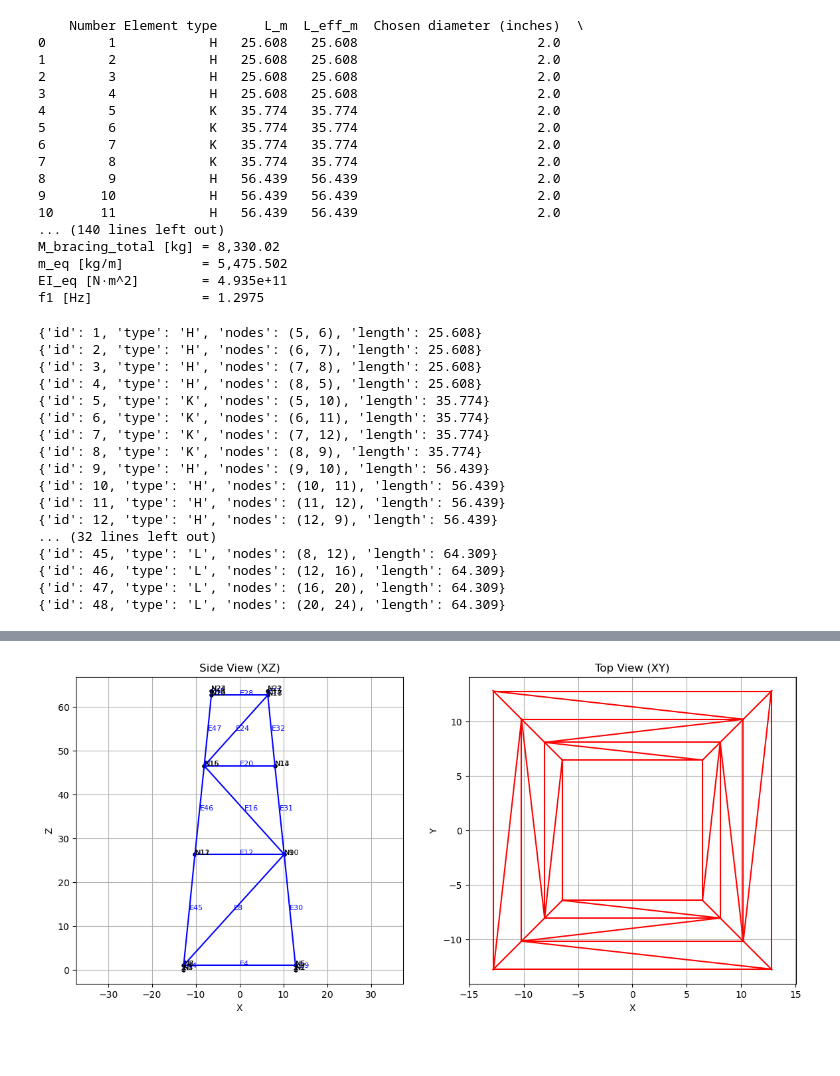
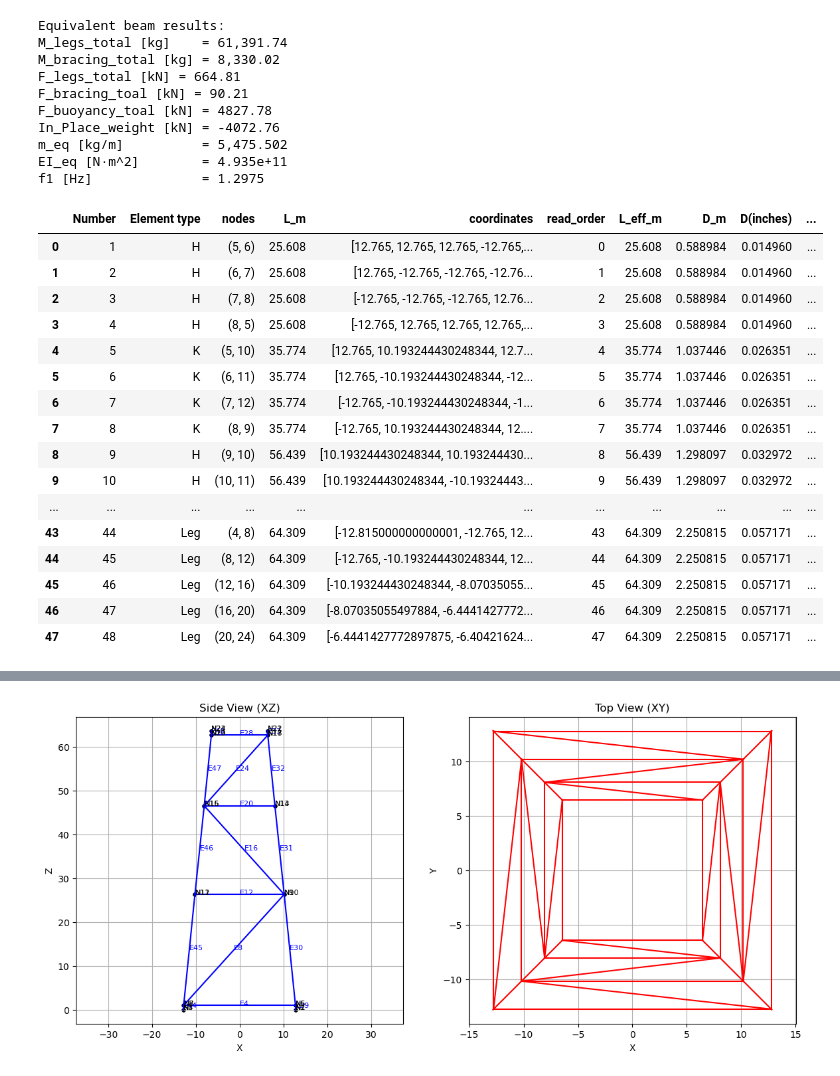
Before and after one commit to Robert2307/Offshore_Structures_Design, a Jupyter notebook: DesignProject.ipynb, the cells around one changed output, grey strips where cells are left out. Saved outputs shown, nothing was run; the diff lists cells and outputs as text; code cells hidden in the pictures; blank space fills up the shorter version.

Commit message:
Weight changes

```diff
--- a/DesignProject.ipynb
+++ b/DesignProject.ipynb
@@ -125,6 +125,7 @@ for _, row in elem_df.iterrows():
         "type": elem_type,
         "nodes": (n1, n2),
         "length": round(float(length(x1, x2, y1, y2, z1, z2)), 3),
+        "coordinates" : [x1, x2, y1, y2, z1, z2]
     })
 
 # use the total length of the legs, instead of each separate segment
@@ -153,7 +154,7 @@ for g in range(0, len(leg_indices), 5):
 df = pd.DataFrame(elements).rename(columns={
     "id": "Number",
     "type": "Element type",
-    "length": "L_m"
+    "length": "L_m",
 })
 
 # i want the last 4 H and K pairs seen in file"
@@ -211,6 +212,9 @@ t = df["Chosen thickness (inches)"]
 df["Cross section area (inch2)"] = math.pi * D * t
 df["Inertia (inch4)"] = (math.pi / 4.0) * (D ** 3) * t
 A_m2 = meters(meters(df["Cross section area (inch2)"]))
+df["Weight (kN)"] = weight(0.000142, inches(df["L_eff_m"]), D, t)
+df["Buoyancy"] = buoyancy(1.806*10**-3, inches(df["L_eff_m"]), D, t)
+df.loc[df["Element type"].eq("Leg"), "Buoyancy"] = buoyancy(1.806*10**-3, inches(df["L_eff_m"]), D, t) - buoyancy(1.806*10**-3, inches(df["L_eff_m"]), D-2*t, t)
 df["Mass (t)"] = (A_m2 * df["L_eff_m"] * gamma_s) / 1000.0
 
 # Output sorted by member number
@@ -222,9 +226,13 @@ if printing == True:
         "Cross section area (inch2)", "Mass (t)", "Inertia (inch4)"
     ]].round(3))
 
-# total masses [kg]
+# total masses and weight [kg]
 M_legs_total = out.loc[out["Element type"].eq("Leg"), "Mass (t)"].sum() * 1000.0
 M_bracing_total = out.loc[out["Element type"].isin(["H", "K"]), "Mass (t)"].sum() * 1000.0
+F_legs_total = out.loc[out["Element type"].eq("Leg"), "Weight (kN)"].sum()
+F_bracing_total = out.loc[out["Element type"].isin(["H", "K"]), "Weight (kN)"].sum()
+F_Buoyancy_total = out["Buoyancy"].sum()
+In_Place_weight = F_legs_total + F_bracing_total - F_Buoyancy_total
 
 # leg area [m^2]
 A_leg_m2 = (out.loc[out["Element type"].eq("Leg"), "Cross section area (inch2)"].mean() * 0.00064516)
@@ -256,47 +264,41 @@ f1 = first_frequency_cantilever(EI_eq, m_eq, L_total, M_bracing_total)
 print("\nEquivalent beam results:")
 print(f"M_legs_total [kg]    = {M_legs_total:,.2f}")
 print(f"M_bracing_total [kg] = {M_bracing_total:,.2f}")
+print(f"F_legs_total [kN] = {F_legs_total:,.2f}")
+print(f"F_bracing_toal [kN] = {F_bracing_total:.2f}")
+print(f"F_buoyancy_toal [kN] = {F_Buoyancy_total:.2f}")
+print(f"In_Place_weight [kN] = {In_Place_weight:.2f}")
 print(f"m_eq [kg/m]          = {m_eq:,.3f}")
 print(f"EI_eq [N·m^2]        = {EI_eq:,.3e}")
 print(f"f1 [Hz]              = {f1:,.4f}")
 # %% [output]
-    Number Element type      L_m  L_eff_m  Chosen diameter (inches)  \
-0        1            H   25.608   25.608                       2.0
-1        2            H   25.608   25.608                       2.0
-2        3            H   25.608   25.608                       2.0
-3        4            H   25.608   25.608                       2.0
-4        5            K   35.774   35.774                       2.0
-5        6            K   35.774   35.774                       2.0
-6        7            K   35.774   35.774                       2.0
-7        8            K   35.774   35.774                       2.0
-8        9            H   56.439   56.439                       2.0
-9       10            H   56.439   56.439                       2.0
-10      11            H   56.439   56.439                       2.0
-... (140 lines left out)
+Equivalent beam results:
+M_legs_total [kg]    = 61,391.74
 M_bracing_total [kg] = 8,330.02
+F_legs_total [kN] = 664.81
+F_bracing_toal [kN] = 90.21
+F_buoyancy_toal [kN] = 4827.78
+In_Place_weight [kN] = -4072.76
 m_eq [kg/m]          = 5,475.502
 EI_eq [N·m^2]        = 4.935e+11
 f1 [Hz]              = 1.2975
-# %%
-for elem in elements:
-    print(elem)
-    if elem["type"] == "Leg":
-        print(elem)
-# %% [output]
-{'id': 1, 'type': 'H', 'nodes': (5, 6), 'length': 25.608}
-{'id': 2, 'type': 'H', 'nodes': (6, 7), 'length': 25.608}
-{'id': 3, 'type': 'H', 'nodes': (7, 8), 'length': 25.608}
-{'id': 4, 'type': 'H', 'nodes': (8, 5), 'length': 25.608}
-{'id': 5, 'type': 'K', 'nodes': (5, 10), 'length': 35.774}
-{'id': 6, 'type': 'K', 'nodes': (6, 11), 'length': 35.774}
-{'id': 7, 'type': 'K', 'nodes': (7, 12), 'length': 35.774}
-{'id': 8, 'type': 'K', 'nodes': (8, 9), 'length': 35.774}
-{'id': 9, 'type': 'H', 'nodes': (9, 10), 'length': 56.439}
-{'id': 10, 'type': 'H', 'nodes': (10, 11), 'length': 56.439}
-{'id': 11, 'type': 'H', 'nodes': (11, 12), 'length': 56.439}
-{'id': 12, 'type': 'H', 'nodes': (12, 9), 'length': 56.439}
-... (32 lines left out)
-{'id': 45, 'type': 'L', 'nodes': (8, 12), 'length': 64.309}
-{'id': 46, 'type': 'L', 'nodes': (12, 16), 'length': 64.309}
-{'id': 47, 'type': 'L', 'nodes': (16, 20), 'length': 64.309}
-{'id': 48, 'type': 'L', 'nodes': (20, 24), 'length': 64.309}
+# %%
+df
+# %% [output]
+|  | Number | Element type | nodes | L_m | coordinates | read_order | L_eff_m | D_m | D(inches) | ... |
+| 0 | 1 | H | (5, 6) | 25.608 | [12.765, 12.765, 12.765, -12.765,... | 0 | 25.608 | 0.588984 | 0.014960 | ... |
+| 1 | 2 | H | (6, 7) | 25.608 | [12.765, -12.765, -12.765, -12.76... | 1 | 25.608 | 0.588984 | 0.014960 | ... |
+| 2 | 3 | H | (7, 8) | 25.608 | [-12.765, -12.765, -12.765, 12.76... | 2 | 25.608 | 0.588984 | 0.014960 | ... |
+| 3 | 4 | H | (8, 5) | 25.608 | [-12.765, 12.765, 12.765, 12.765,... | 3 | 25.608 | 0.588984 | 0.014960 | ... |
+| 4 | 5 | K | (5, 10) | 35.774 | [12.765, 10.193244430248344, 12.7... | 4 | 35.774 | 1.037446 | 0.026351 | ... |
+| 5 | 6 | K | (6, 11) | 35.774 | [12.765, -10.193244430248344, -12... | 5 | 35.774 | 1.037446 | 0.026351 | ... |
+| 6 | 7 | K | (7, 12) | 35.774 | [-12.765, -10.193244430248344, -1... | 6 | 35.774 | 1.037446 | 0.026351 | ... |
+| 7 | 8 | K | (8, 9) | 35.774 | [-12.765, 10.193244430248344, 12.... | 7 | 35.774 | 1.037446 | 0.026351 | ... |
+| 8 | 9 | H | (9, 10) | 56.439 | [10.193244430248344, 10.193244430... | 8 | 56.439 | 1.298097 | 0.032972 | ... |
+| 9 | 10 | H | (10, 11) | 56.439 | [10.193244430248344, -10.19324443... | 9 | 56.439 | 1.298097 | 0.032972 | ... |
+| ... | ... | ... | ... | ... | ... | ... | ... | ... | ... | ... |
+| 43 | 44 | Leg | (4, 8) | 64.309 | [-12.815000000000001, -12.765, 12... | 43 | 64.309 | 2.250815 | 0.057171 | ... |
+| 44 | 45 | Leg | (8, 12) | 64.309 | [-12.765, -10.193244430248344, 12... | 44 | 64.309 | 2.250815 | 0.057171 | ... |
+| 45 | 46 | Leg | (12, 16) | 64.309 | [-10.193244430248344, -8.07035055... | 45 | 64.309 | 2.250815 | 0.057171 | ... |
+| 46 | 47 | Leg | (16, 20) | 64.309 | [-8.07035055497884, -6.4441427772... | 46 | 64.309 | 2.250815 | 0.057171 | ... |
+| 47 | 48 | Leg | (20, 24) | 64.309 | [-6.4441427772897875, -6.40421624... | 47 | 64.309 | 2.250815 | 0.057171 | ... |
```
Also changed, not shown: parts of 2 cells of this notebook.
